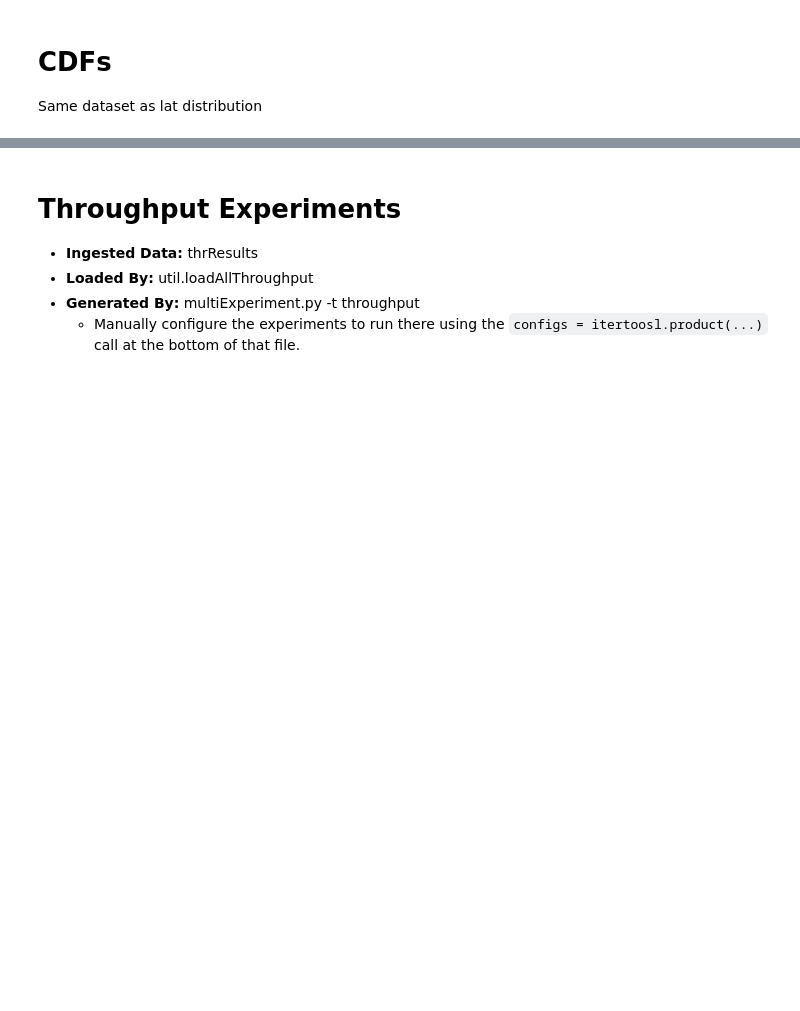
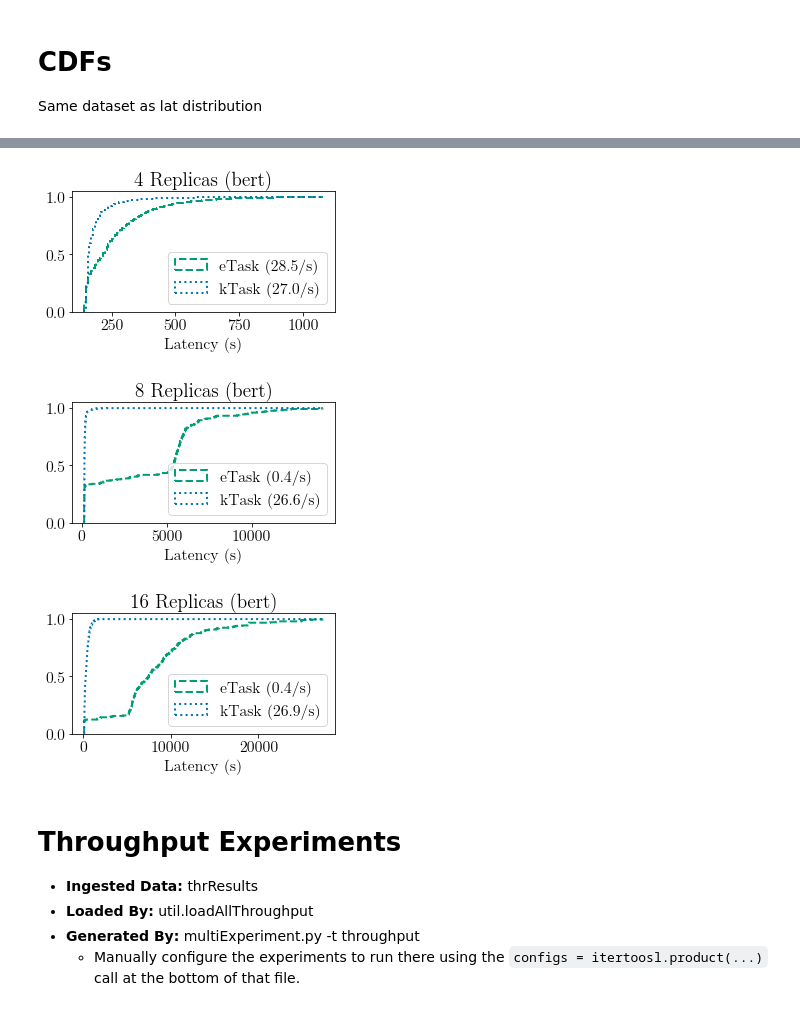
Before and after one commit to NathanTP/kaasBenchmarks, a Jupyter notebook: inference/analysis/analysis.ipynb, the cells around one changed output, grey strips where cells are left out. Saved outputs shown, nothing was run; the diff lists cells and outputs as text; code cells hidden in the pictures; blank space fills up the shorter version.

```diff
--- a/inference/analysis/analysis.ipynb
+++ b/inference/analysis/analysis.ipynb
@@ -151,7 +181,7 @@ def plotCDFs(configs, indData, depData, title=''):
         if model in modelRenames:
             model = modelRenames[model]
 
-        if mode == 'tvm':
+        if mode == 'exclusive':
             label = f"{baselineName} ({round(dat['submission_rate'], 1)}/s)"
         else:
             label = f"{kaasName} ({round(dat['submission_rate'], 1)}/s)"
@@ -159,7 +189,7 @@ def plotCDFs(configs, indData, depData, title=''):
         lats[label] = dat['latencies']
 
 
-    fig, ax = plt.subplots(figsize=[4.5,3.4])
+    fig, ax = plt.subplots(figsize=[4.5,3])
     n, bins, patches = ax.hist(list(lats.values()), bins='auto', label=list(lats.keys()), cumulative=True, density=True,
                                histtype='step', linewidth=2, linestyle='-')
 
@@ -185,3 +206,28 @@ plotCDFs(configs, latIndependent, None)
+# %%
+configs = [
+    ("bert", 'kaas', 4, True),
+    ('bert', 'exclusive', 4, True)
+]
+ax = plotCDFs(configs, lat, None, title="4 Replicas (bert)")
+ax.figure.savefig("figs/cdfBert4.png", dpi=300, bbox_inches='tight')
+
+configs = [
+    ("bert", 'kaas', 8, True),
+    ('bert', 'exclusive', 8, True)
+]
+ax = plotCDFs(configs, lat, None, title="8 Replicas (bert)")
+ax.figure.savefig("figs/cdfBert8.png", dpi=300, bbox_inches='tight')
+
+configs = [
+    ("bert", 'kaas', 16, True),
+    ('bert', 'exclusive', 16, True)
+]
+ax = plotCDFs(configs, lat, None, title="16 Replicas (bert)")
+ax.figure.savefig("figs/cdfBert16.png", dpi=300, bbox_inches='tight')
+# %% [output]
+[figure, added]
+[figure, added]
+[figure, added]
 # %% [markdown]
 # Throughput Experiments
 - **Ingested Data:** thrResults
```
Also changed, not shown: parts of 19 cells of this notebook, 1 other file.
